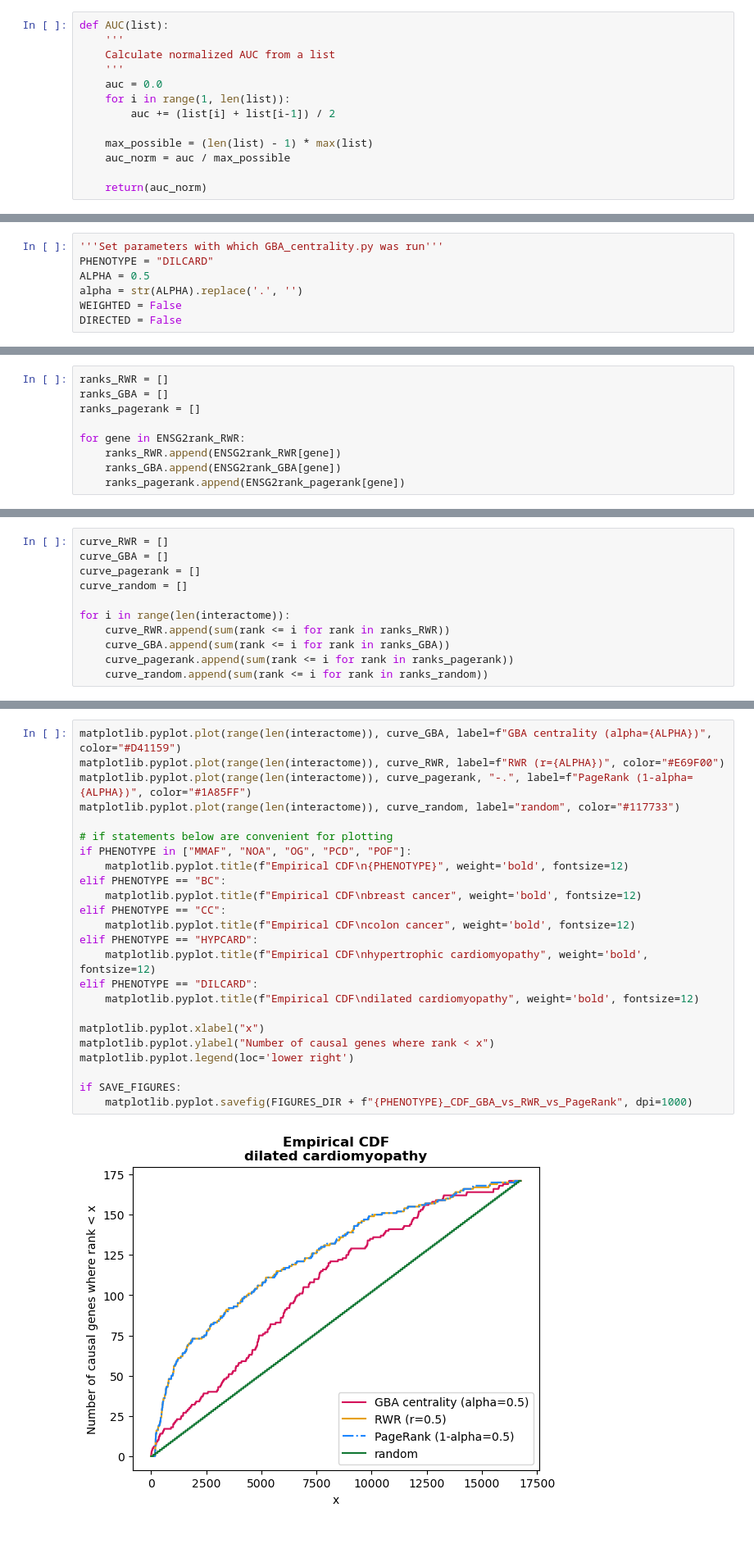
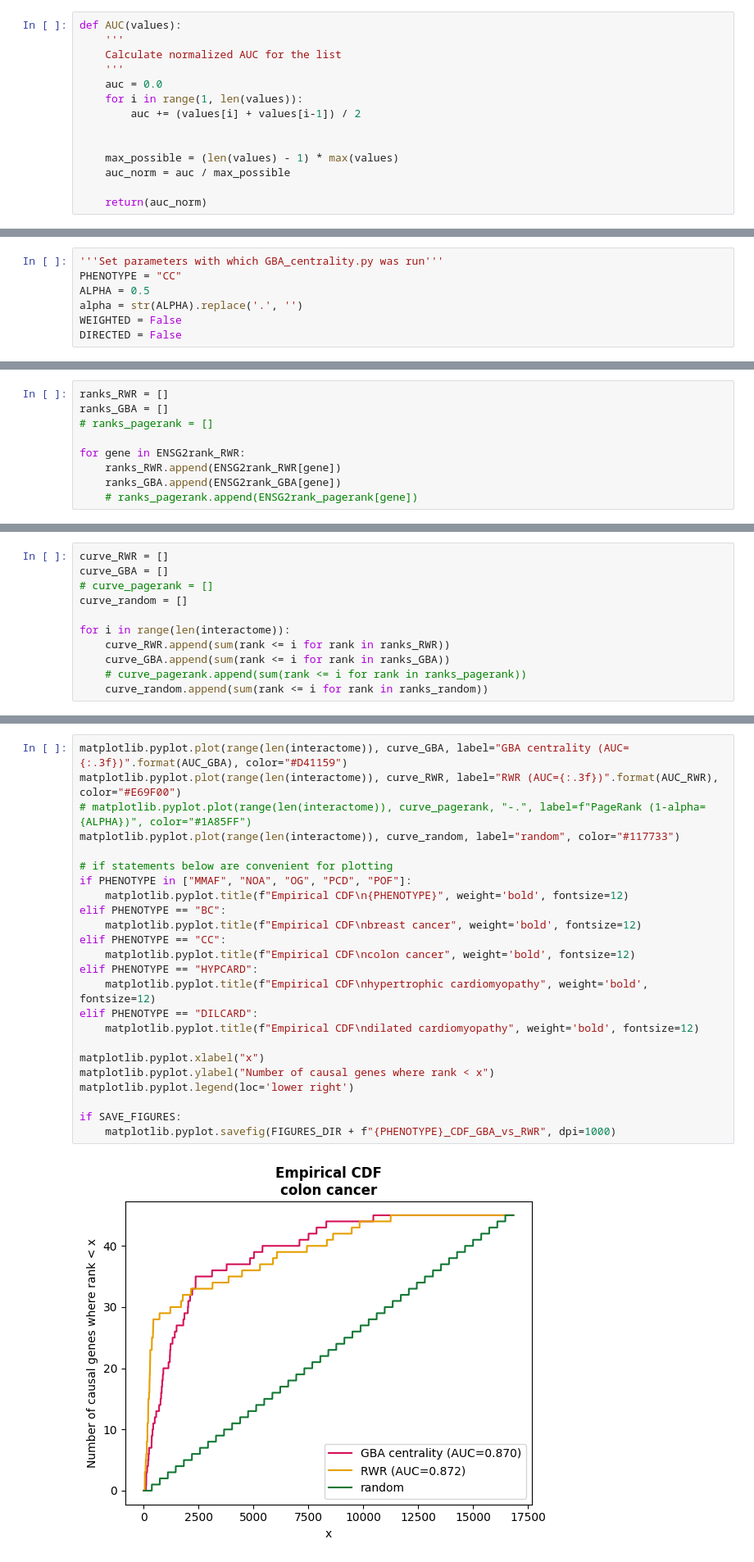
Before and after one commit to jedrzejkubica/GBA-centrality-validation, a Jupyter notebook: validation.ipynb, the cells around one changed output, grey strips where cells are left out. Shown: that part at 82% size. Cells and saved outputs as stored; diff of their text form; blank space fills up the shorter version.

Commit message:
validation.ipynb : add AUC, rank vs deg

```diff
--- a/validation.ipynb
+++ b/validation.ipynb
@@ -180,15 +181,16 @@ def format_pvalue(pvalue):
         return "p < 0.05*"
     return f"p = {p}"
 # %%
-def AUC(list):
+def AUC(values):
     '''
-    Calculate normalized AUC from a list
+    Calculate normalized AUC for the list
     '''
     auc = 0.0
-    for i in range(1, len(list)):
-        auc += (list[i] + list[i-1]) / 2
+    for i in range(1, len(values)):
+        auc += (values[i] + values[i-1]) / 2
 
-    max_possible = (len(list) - 1) * max(list)
+
+    max_possible = (len(values) - 1) * max(values)
     auc_norm = auc / max_possible
 
     return(auc_norm)
@@ -196,7 +215,7 @@ def AUC(list):
 ### Set parameters and paths
 # %%
 '''Set parameters with which GBA_centrality.py was run'''
-PHENOTYPE = "DILCARD"
+PHENOTYPE = "CC"
 ALPHA = 0.5
 alpha = str(ALPHA).replace('.', '')
 WEIGHTED = False
@@ -819,12 +836,12 @@ NetworkXError: beta dictionary must have a value for every node
 # %%
 ranks_RWR = []
 ranks_GBA = []
-ranks_pagerank = []
+# ranks_pagerank = []
 
 for gene in ENSG2rank_RWR:
     ranks_RWR.append(ENSG2rank_RWR[gene])
     ranks_GBA.append(ENSG2rank_GBA[gene])
-    ranks_pagerank.append(ENSG2rank_pagerank[gene])
+    # ranks_pagerank.append(ENSG2rank_pagerank[gene])
 # %%
 # generate ranks with a random classifier
 # use the integers method of a Generator instance instead of numpy.random.randint
@@ -849,11 +866,11 @@ for j in range(len(ranks_random)):
 # %%
 curve_RWR = []
 curve_GBA = []
-curve_pagerank = []
+# curve_pagerank = []
 curve_random = []
 
 for i in range(len(interactome)):
     curve_RWR.append(sum(rank <= i for rank in ranks_RWR))
     curve_GBA.append(sum(rank <= i for rank in ranks_GBA))
-    curve_pagerank.append(sum(rank <= i for rank in ranks_pagerank))
+    # curve_pagerank.append(sum(rank <= i for rank in ranks_pagerank))
     curve_random.append(sum(rank <= i for rank in ranks_random))
@@ -860,26 +894,26 @@ for i in range(len(interactome)):
 # %%
-matplotlib.pyplot.plot(range(len(interactome)), curve_GBA, label=f"GBA centrality (alpha={ALPHA})", color="#D41159")
-matplotlib.pyplot.plot(range(len(interactome)), curve_RWR, label=f"RWR (r={ALPHA})", color="#E69F00")
-matplotlib.pyplot.plot(range(len(interactome)), curve_pagerank, "-.", label=f"PageRank (1-alpha={ALPHA})", color="#1A85FF")
+matplotlib.pyplot.plot(range(len(interactome)), curve_GBA, label="GBA centrality (AUC={:.3f})".format(AUC_GBA), color="#D41159")
+matplotlib.pyplot.plot(range(len(interactome)), curve_RWR, label="RWR (AUC={:.3f})".format(AUC_RWR), color="#E69F00")
+# matplotlib.pyplot.plot(range(len(interactome)), curve_pagerank, "-.", label=f"PageRank (1-alpha={ALPHA})", color="#1A85FF")
 matplotlib.pyplot.plot(range(len(interactome)), curve_random, label="random", color="#117733")
 
 # if statements below are convenient for plotting
 if PHENOTYPE in ["MMAF", "NOA", "OG", "PCD", "POF"]:
     matplotlib.pyplot.title(f"Empirical CDF\n{PHENOTYPE}", weight='bold', fontsize=12)
 elif PHENOTYPE == "BC":
     matplotlib.pyplot.title(f"Empirical CDF\nbreast cancer", weight='bold', fontsize=12)
 elif PHENOTYPE == "CC":
     matplotlib.pyplot.title(f"Empirical CDF\ncolon cancer", weight='bold', fontsize=12)
 elif PHENOTYPE == "HYPCARD":
     matplotlib.pyplot.title(f"Empirical CDF\nhypertrophic cardiomyopathy", weight='bold', fontsize=12)
 elif PHENOTYPE == "DILCARD":
     matplotlib.pyplot.title(f"Empirical CDF\ndilated cardiomyopathy", weight='bold', fontsize=12)
 
 matplotlib.pyplot.xlabel("x")
 matplotlib.pyplot.ylabel("Number of causal genes where rank < x")
 matplotlib.pyplot.legend(loc='lower right')
 
 if SAVE_FIGURES:
-    matplotlib.pyplot.savefig(FIGURES_DIR + f"{PHENOTYPE}_CDF_GBA_vs_RWR_vs_PageRank", dpi=1000)
+    matplotlib.pyplot.savefig(FIGURES_DIR + f"{PHENOTYPE}_CDF_GBA_vs_RWR", dpi=1000)
 # %% [output]
-[figure, old version]
+[figure, new version]
```
Also changed, not shown: parts of 36 cells of this notebook.
